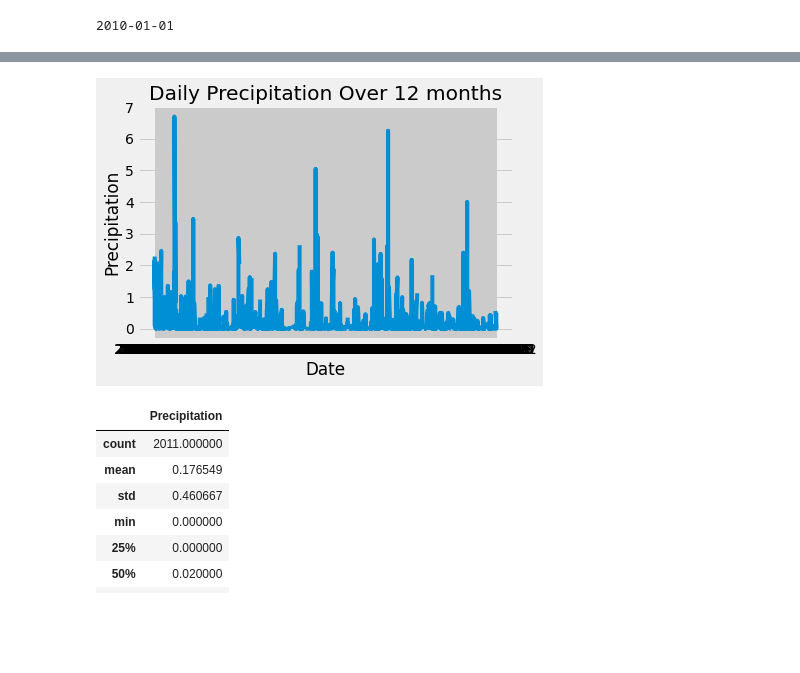
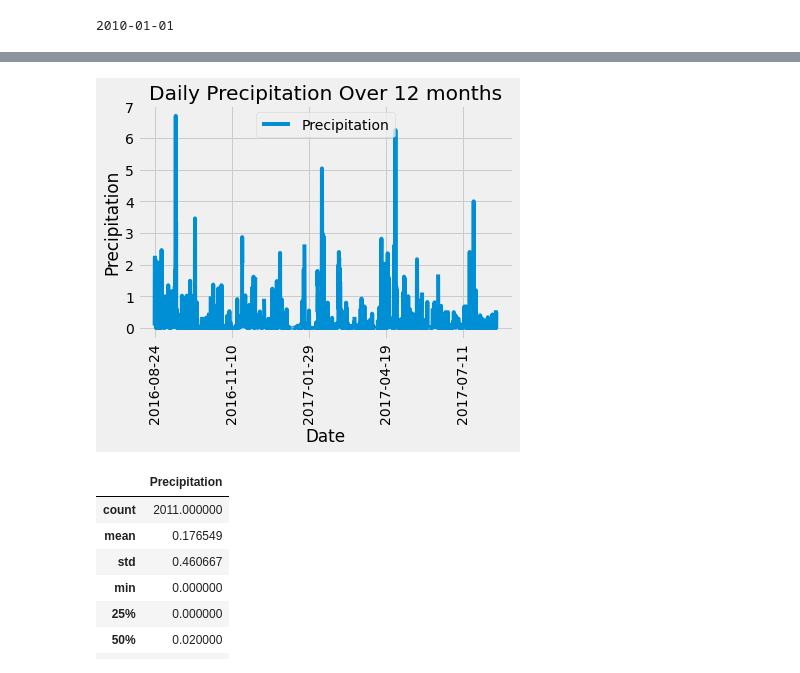
Before and after one commit to Mathi2702/sqlalchemy-challenge, a Jupyter notebook: SurfsUp/climate_starter.ipynb, the cells around one changed output, grey strips where cells are left out. Cells and saved outputs as stored; diff of their text form; code cells hidden in the pictures; blank space fills up the shorter version.

Commit message:
formatted the plots

```diff
--- a/SurfsUp/climate_starter.ipynb
+++ b/SurfsUp/climate_starter.ipynb
@@ -96,7 +96,7 @@ prec_df.set_index("Date", inplace = True)
 
 prec_df
 # Sort the dataframe by date
-sort_prec_df=prec_df.sort_values("Date",  ascending=True)
+sort_prec_df=prec_df.sort_values("Date")
 pprint(sort_prec_df)
 # %% [output]
 Query Date:  2016-08-23
@@ -116,21 +116,20 @@ Date
 
 [2219 rows x 1 columns]
 # %%
-x_axis = sort_prec_df.index.tolist()
-y_axis = sort_prec_df['Precipitation'].tolist()
 
-# Use Pandas Plotting with Matplotlib to plot the data
-plt.plot(x_axis, y_axis)
+
+# Use Pandas Plotting with Matplotlip to plot the data
+sort_prec_df.plot(y="Precipitation", use_index=True, rot=90)
 plt.xlabel("Date")
 plt.ylabel("Precipitation")
 plt.title("Daily Precipitation Over 12 months")
 
 
 
 plt.savefig("precipitation.png")
 plt.show()
 # %% [output]
-[figure, old version]
+[figure, new version]
 # %%
 # Use Pandas to calcualte the summary statistics for the precipitation data
 sort_prec_df.describe()
```
Also changed, not shown: parts of 4 cells of this notebook, 2 other files.
